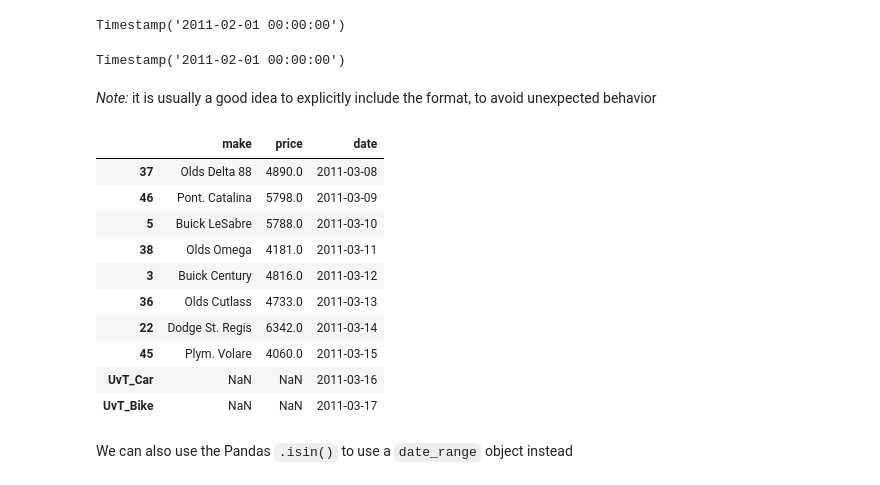
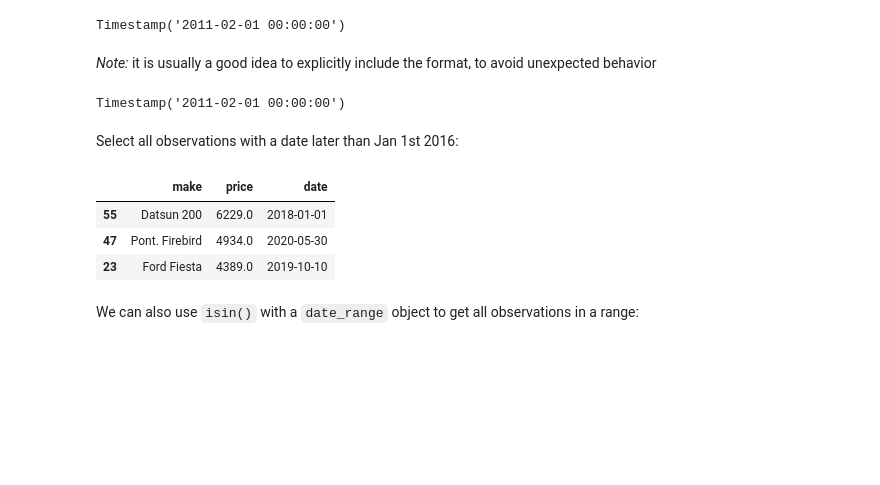
Before and after one commit to TiesdeKok/LearnPythonforResearch, a Jupyter notebook: 2_handling_data.ipynb, the cells around one changed output. Cells and saved outputs as stored; diff of their text form; code cells hidden in the pictures; blank space fills up the shorter version.

```diff
--- a/2_handling_data.ipynb
+++ b/2_handling_data.ipynb
@@ -1073,0 +1213,2 @@ df_ad['date'] = date_index
+# %%
+df_ad['date'] = ['01-01-2018', '30-05-2020', '10-10-2019', '05-04-2013', '05-07-2015']
@@ -1073,0 +1221,3 @@ df_ad['date'] = date_index
+# %%
+df_ad['date'] = pd.to_datetime(df_ad['date'], dayfirst=True)
+df_ad.dtypes
@@ -1096,3 +1237,0 @@ Let's 'sabotage' our date column and convert it to strings:
-# %%
-df_ad['date'] = df_ad['date'].astype(str)
-df_ad['date'].dtypes
@@ -1111,3 +1238 @@ Or
-# %%
-df_ad['date'] = df_ad['date'].apply(lambda x: pd.to_datetime(x))
 # %% [markdown]
@@ -1116,25 +1243,20 @@ df_ad['date'] = df_ad['date'].apply(lambda x: pd.to_datetime(x))
 pd.Timestamp('2011-02-01')
 # %% [output]
 Timestamp('2011-02-01 00:00:00')
+# %% [markdown]
+*Note:* it is usually a good idea to explicitly include the format, to avoid unexpected behavior
 # %%
 pd.to_datetime('01-02-2011', format='%d-%m-%Y')
 # %% [output]
 Timestamp('2011-02-01 00:00:00')
-# %% [markdown]
-*Note:* it is usually a good idea to explicitly include the format, to avoid unexpected behavior
+# %% [markdown]
+Select all observations with a date later than Jan 1st 2016:
 # %%
-df_ad[df_ad.date > pd.to_datetime('07-03-2011', format='%d-%m-%Y')]
+df_ad[df_ad.date > pd.to_datetime('01-01-2016', format='%d-%m-%Y')]
 # %% [output]
 |  | make | price | date |
-| 37 | Olds Delta 88 | 4890.0 | 2011-03-08 |
-| 46 | Pont. Catalina | 5798.0 | 2011-03-09 |
-| 5 | Buick LeSabre | 5788.0 | 2011-03-10 |
-| 38 | Olds Omega | 4181.0 | 2011-03-11 |
-| 3 | Buick Century | 4816.0 | 2011-03-12 |
-| 36 | Olds Cutlass | 4733.0 | 2011-03-13 |
-| 22 | Dodge St. Regis | 6342.0 | 2011-03-14 |
-| 45 | Plym. Volare | 4060.0 | 2011-03-15 |
-| UvT_Car | NaN | NaN | 2011-03-16 |
-| UvT_Bike | NaN | NaN | 2011-03-17 |
+| 55 | Datsun 200 | 6229.0 | 2018-01-01 |
+| 47 | Pont. Firebird | 4934.0 | 2020-05-30 |
+| 23 | Ford Fiesta | 4389.0 | 2019-10-10 |
 # %% [markdown]
-We can also use the Pandas `.isin()` to use a `date_range` object instead
+We can also use `isin()` with a `date_range` object to get all observations in a range:
```
Also changed, not shown: parts of 179 cells of this notebook, 5 other files.
